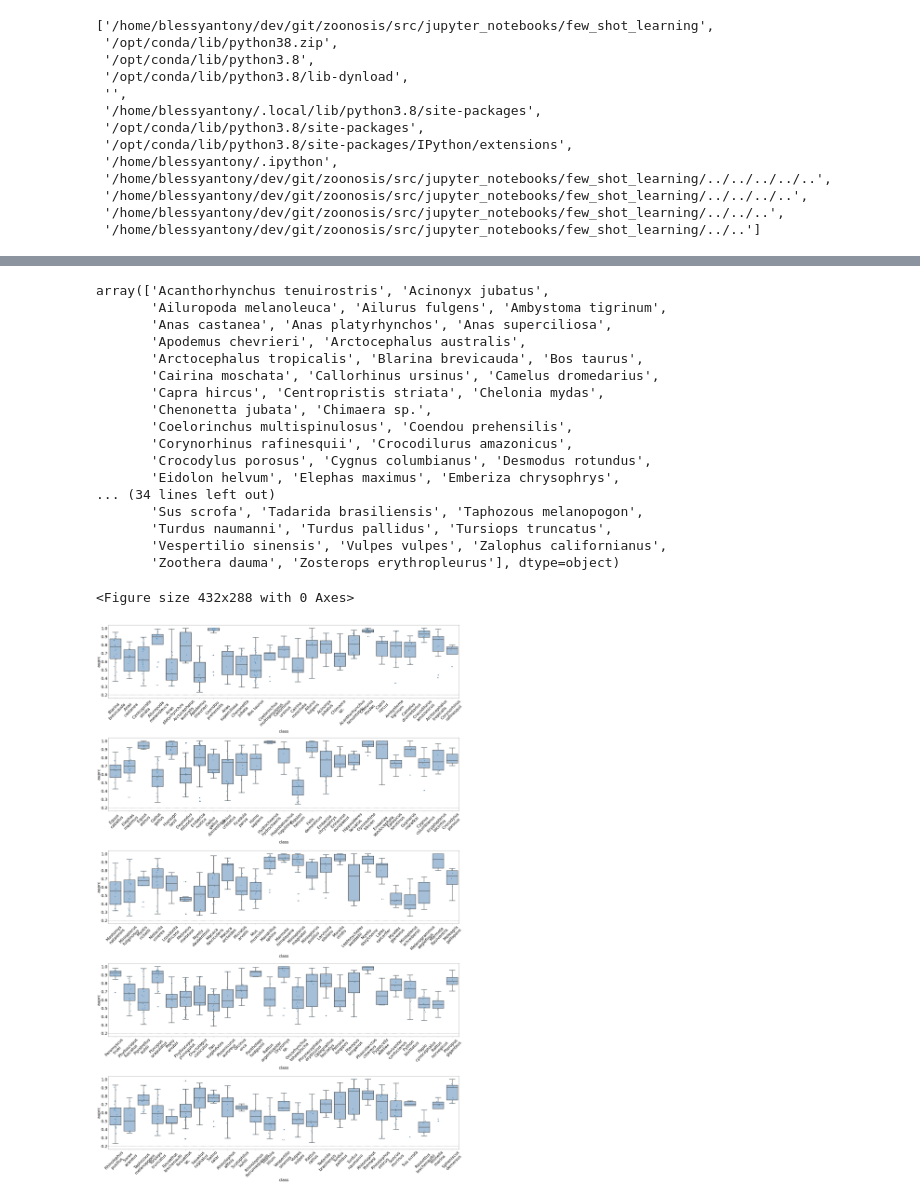
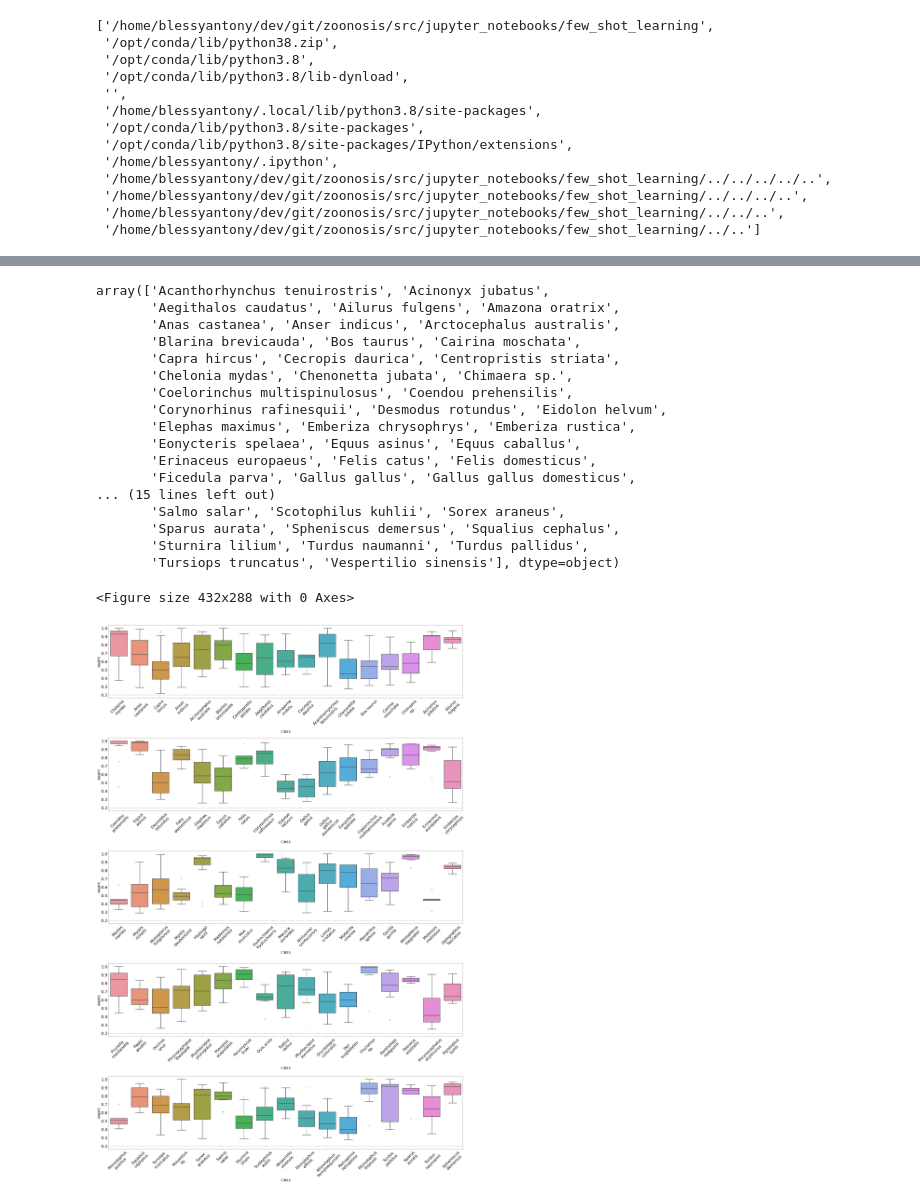
Before and after one commit to NSF-COMPASS-Center/HAVEN, a Jupyter notebook: src/jupyter_notebooks/few_shot_learning/Few Shot Learning - IDV - Novel Host.ipynb, the cells around one changed output, grey strips where cells are left out. Saved outputs shown, nothing was run; the diff lists cells and outputs as text; code cells hidden in the pictures.

```diff
--- a/src/jupyter_notebooks/few_shot_learning/Few Shot Learning - IDV - Novel Host.ipynb
+++ b/src/jupyter_notebooks/few_shot_learning/Few Shot Learning - IDV - Novel Host.ipynb
@@ -33,8 +33,21 @@ from statistics import mean
 
 from src.utils import utils, evaluation_utils, visualization_utils
 # %%
-output_file_path = os.path.join(os.getcwd(), "..","..", "..", "output/raw/uniref90_embl_vertebrates_non_idv/20240610/host_multi/few_shot_learning/fsl_non_idv_uniref90viridae_msl2048_transformer-l_6-h_8-d_1024-lr1e-4_classwise_auprc.csv")
+tf_output_file_path = os.path.join(os.getcwd(), "..","..", "..", "output/raw/uniref90_embl_vertebrates_non_idv/20240610/host_multi/few_shot_learning/fsl_non_idv_uniref90viridae_msl2048_transformer-l_6-h_8-d_1024-lr1e-4_classwise_auprc.csv")
+virprobert_output_file_path = os.path.join(os.getcwd(), "..","..", "..", "output/raw/uniref90_embl_vertebrates_non_idv/20240612/host_multi/few_shot_learning/fsl_non_idv_uniref90viridae_msl2048_virprobert_classwise_auprc.csv")
+
+output_file_paths = {
+   # "TF": tf_output_file_path,
+    "VirProBERT": virprobert_output_file_path
+}
 # %%
-df = pd.read_csv(output_file_path, index_col=0)
+def read_output_df(output_file_paths):
+    dfs = []
+    for model, output_file_path in output_file_paths.items():
+        df = pd.read_csv(output_file_path, index_col=0)
+        df = df[df["itr"].isin(range(3))]
+        df["model"] = model
+        dfs.append(df)
+    return pd.concat(dfs)
 # %%
-df
+df = read_output_df(output_file_paths)
@@ -57,22 +56,22 @@ classes = df["class"].sort_values().unique()
 classes
 # %% [output]
 array(['Acanthorhynchus tenuirostris', 'Acinonyx jubatus',
-       'Ailuropoda melanoleuca', 'Ailurus fulgens', 'Ambystoma tigrinum',
-       'Anas castanea', 'Anas platyrhynchos', 'Anas superciliosa',
-       'Apodemus chevrieri', 'Arctocephalus australis',
-       'Arctocephalus tropicalis', 'Blarina brevicauda', 'Bos taurus',
-       'Cairina moschata', 'Callorhinus ursinus', 'Camelus dromedarius',
-       'Capra hircus', 'Centropristis striata', 'Chelonia mydas',
-       'Chenonetta jubata', 'Chimaera sp.',
+       'Aegithalos caudatus', 'Ailurus fulgens', 'Amazona oratrix',
+       'Anas castanea', 'Anser indicus', 'Arctocephalus australis',
+       'Blarina brevicauda', 'Bos taurus', 'Cairina moschata',
+       'Capra hircus', 'Cecropis daurica', 'Centropristis striata',
+       'Chelonia mydas', 'Chenonetta jubata', 'Chimaera sp.',
        'Coelorinchus multispinulosus', 'Coendou prehensilis',
-       'Corynorhinus rafinesquii', 'Crocodilurus amazonicus',
-       'Crocodylus porosus', 'Cygnus columbianus', 'Desmodus rotundus',
-       'Eidolon helvum', 'Elephas maximus', 'Emberiza chrysophrys',
-... (34 lines left out)
-       'Sus scrofa', 'Tadarida brasiliensis', 'Taphozous melanopogon',
-       'Turdus naumanni', 'Turdus pallidus', 'Tursiops truncatus',
-       'Vespertilio sinensis', 'Vulpes vulpes', 'Zalophus californianus',
-       'Zoothera dauma', 'Zosterops erythropleurus'], dtype=object)
+       'Corynorhinus rafinesquii', 'Desmodus rotundus', 'Eidolon helvum',
+       'Elephas maximus', 'Emberiza chrysophrys', 'Emberiza rustica',
+       'Eonycteris spelaea', 'Equus asinus', 'Equus caballus',
+       'Erinaceus europaeus', 'Felis catus', 'Felis domesticus',
+       'Ficedula parva', 'Gallus gallus', 'Gallus gallus domesticus',
+... (15 lines left out)
+       'Salmo salar', 'Scotophilus kuhlii', 'Sorex araneus',
+       'Sparus aurata', 'Spheniscus demersus', 'Squalius cephalus',
+       'Sturnira lilium', 'Turdus naumanni', 'Turdus pallidus',
+       'Tursiops truncatus', 'Vespertilio sinensis'], dtype=object)
 # %%
 import math
 
@@ -88,41 +87,33 @@ def get_uniformly_divided_position_bins(positions, n_bins):
 # %%
 # plt.rcParams['xtick.labelsize'] = 15
 # plt.rcParams['ytick.labelsize'] = 15
 
 
 # DEFAULT_FIGURE_CONFIG = {
 #     "figsize": (16, 8),
 #     "xtick.labelsize": 15,
 #     "ytick.labelsize": 15
 # }
 
 plt.rcParams['figure.autolayout'] = True
 plt.clf()
 fig, axs = plt.subplots(5, 1, figsize=(40, 60), sharey=True)
 plt.rcParams['xtick.labelsize'] = 30
 plt.rcParams['ytick.labelsize'] = 30
 plt.rcParams.update({'font.size': 30})
 
 
 bins = get_uniformly_divided_position_bins(list(classes), 5)
 
 for i in range(5):
     sns.boxplot(data=df[df["class"].isin(bins[i])],  y="auprc", x="class", ax=axs[i], orient="v",
-                linewidth=3,
-                boxprops={"facecolor": (.3, .5, .7, .5)})
-    sns.stripplot(data=df[df["class"].isin(bins[i])], x="class", y="auprc", ax=axs[i])
+                linewidth=3,)
+    #sns.stripplot(data=df[df["class"].isin(bins[i])], x="class", y="auprc", ax=axs[i])
     visualization_utils.wrap_ticklabels(axs[i], axis="x")
     axs[i].tick_params(axis='x', rotation=45)
     axs[i].axhline(0.2, color="gray", linestyle="--")
 
 plt.show()
-
-
-# visualization_utils.pre_plot_config(DEFAULT_FIGURE_CONFIG)
-# ax = sns.boxplot(data=df, x="class", y="auprc")
-# sns.stripplot(data=df, x="class", y="auprc", ax=ax)
-# plt.draw()
-# visualization_utils.wrap_ticklabels(ax, axis="x")
 # %% [output]
 <Figure size 432x288 with 0 Axes>
-[figure, old version]
+[figure, new version]
```
Also changed, not shown: parts of 2 cells of this notebook, 4 other files.
